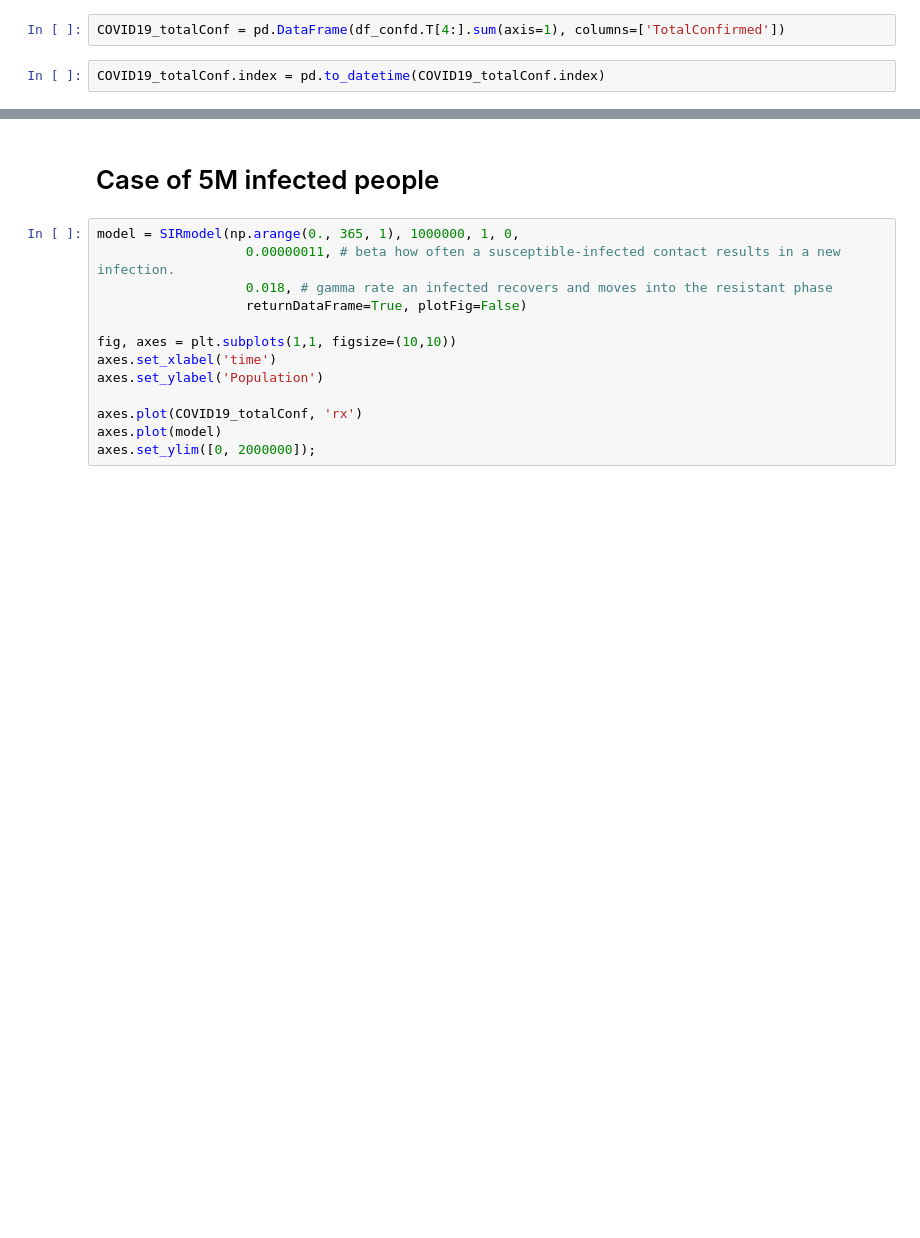
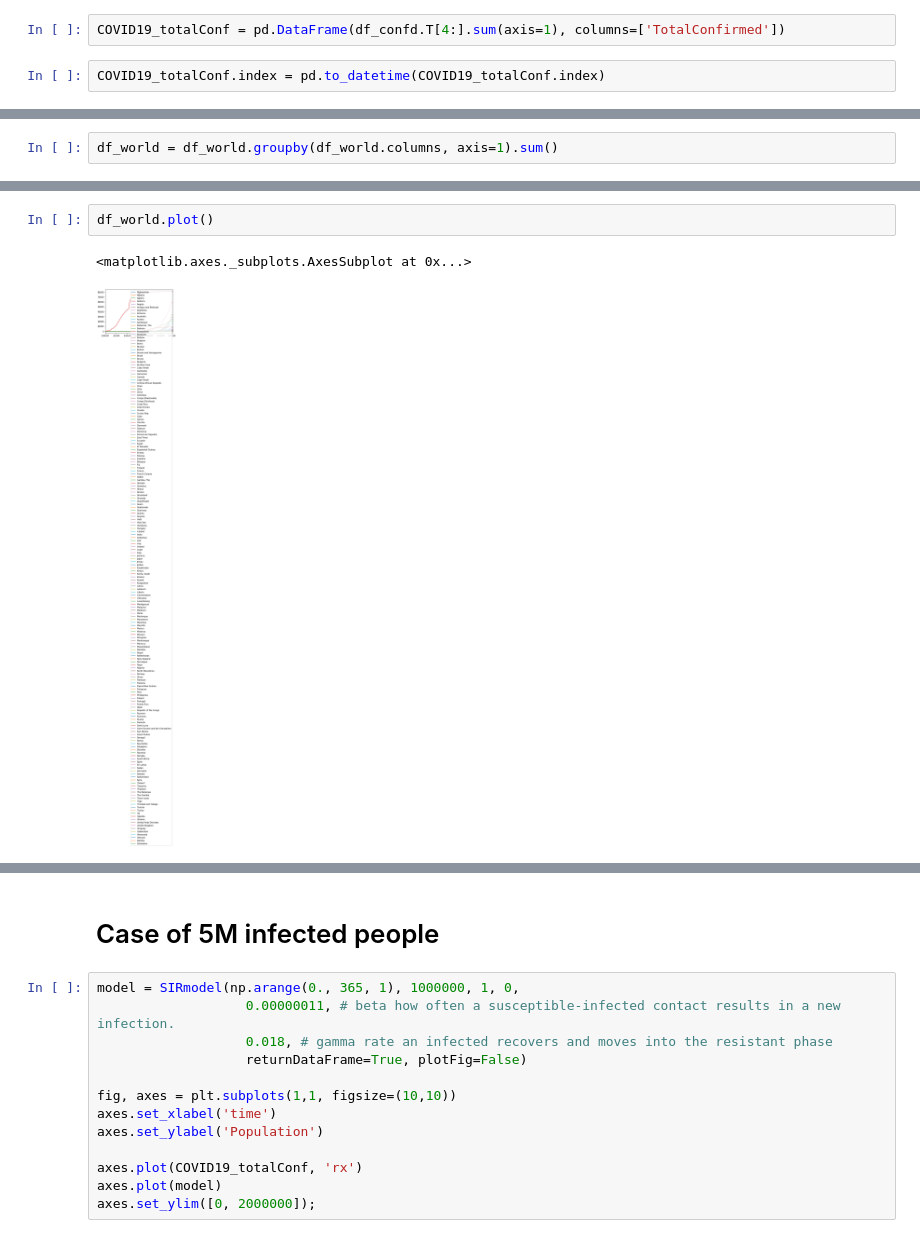
Before and after one commit to gbellandi/corona_model, a Jupyter notebook: Corona_model_scenarios_JHUdata.ipynb, the cells around one changed output, grey strips where cells are left out. Drawn from its saved outputs; the diff is of its cells as text; blank space fills up the shorter version.

```diff
--- a/Corona_model_scenarios_JHUdata.ipynb
+++ b/Corona_model_scenarios_JHUdata.ipynb
@@ -48,0 +81,2 @@ COVID19_totalConf.index = pd.to_datetime(COVID19_totalConf.index)
+# %%
+df_world = df_world.groupby(df_world.columns, axis=1).sum()
@@ -48,0 +87,5 @@ COVID19_totalConf.index = pd.to_datetime(COVID19_totalConf.index)
+# %%
+df_world.plot()
+# %% [output]
+<matplotlib.axes._subplots.AxesSubplot at 0x...>
+[figure, added]
```
Also changed, not shown: parts of 17 cells of this notebook.
